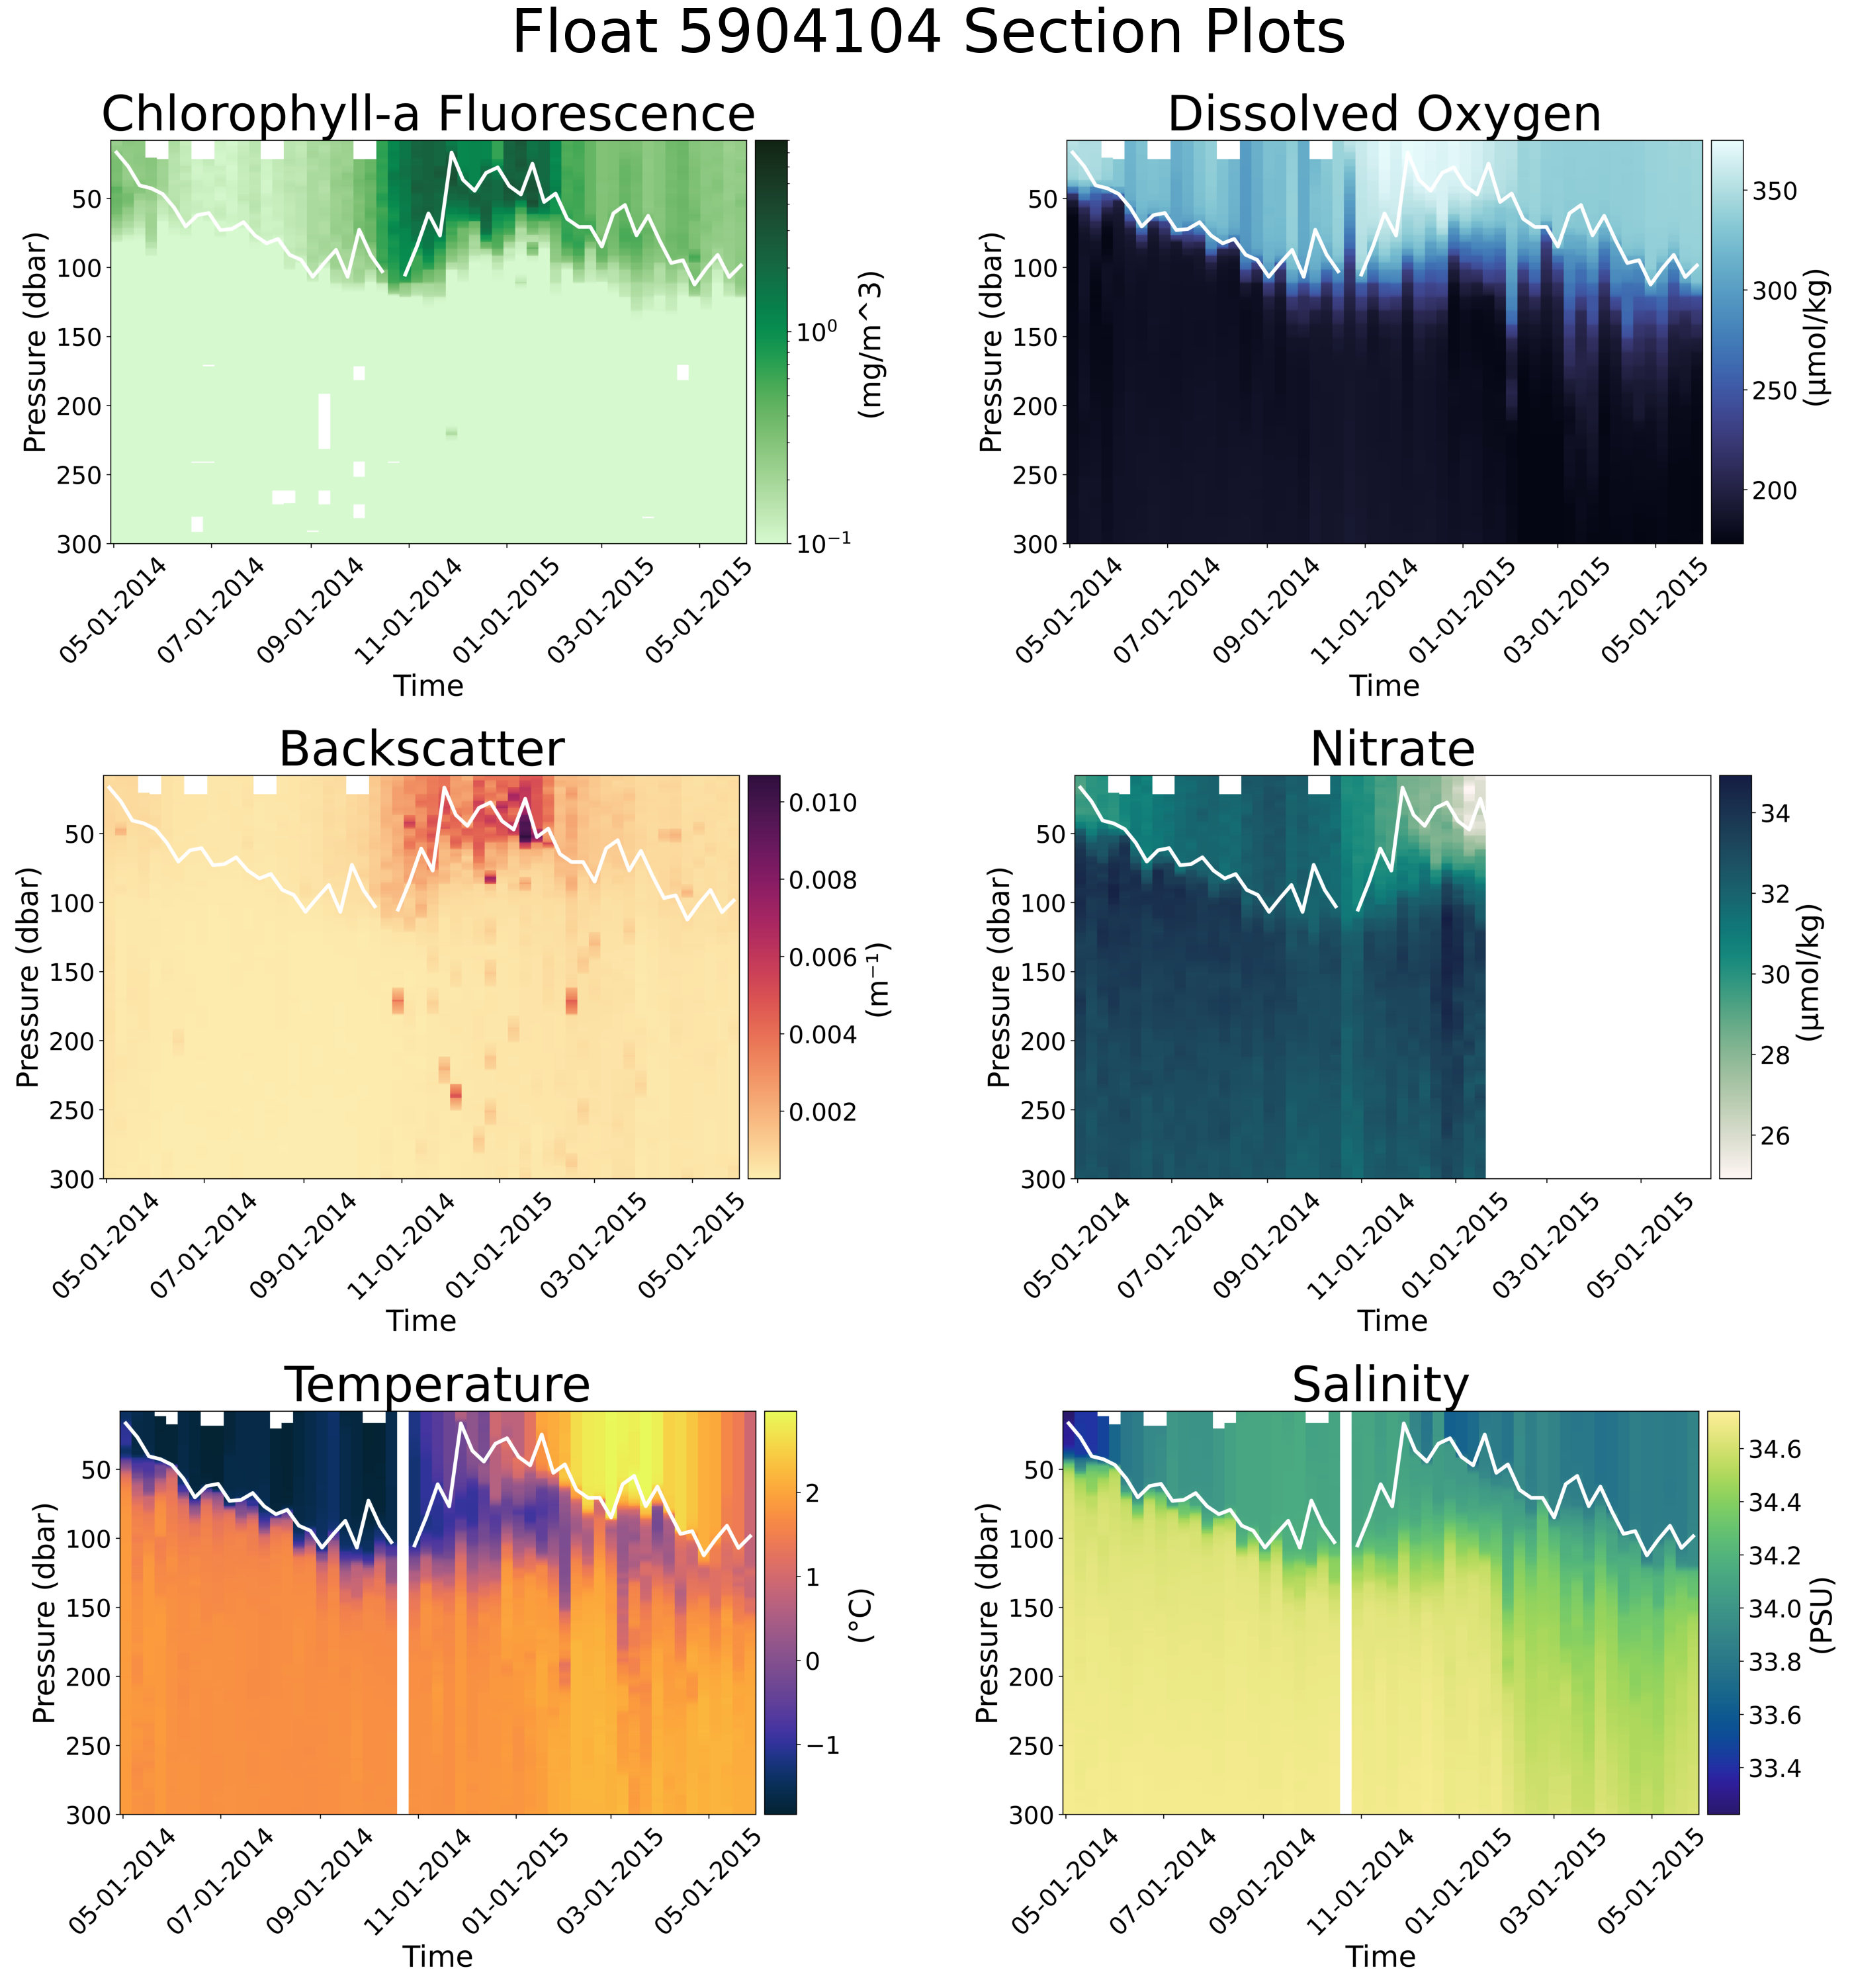
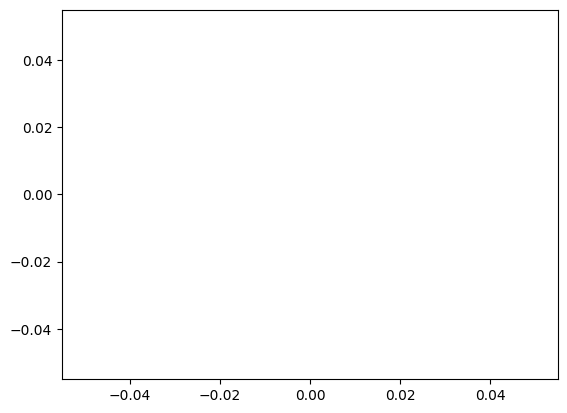
The notebook cell's code change between the first figure and the second:
--- before
+++ after
@@ -1,5 +1,7 @@
 # Define paths to your 6 saved figures
 # nitrate adjusted ---------------------
-image_paths = ['/Users/lilah/Documents/IBIS_Project/Figures/float_section_CHLA_ADJUSTED_2014-15.png', '/Users/lilah/Documents/IBIS_Project/Figures/float_section_DOXY_ADJUSTED_2014-15.png', '/Users/lilah/Documents/IBIS_Project/Figures/float_section_BBP700_ADJUSTED_2014-15.png', '/Users/lilah/Documents/IBIS_Project/Figures/float_section_NITRATE_ADJUSTED_2014-15.png', '/Users/lilah/Documents/IBIS_Project/Figures/float_section_TEMP_ADJUSTED_2014-15.png', '/Users/lilah/Documents/IBIS_Project/Figures/float_section_PSAL_ADJUSTED_2014-15.png']
+# image_paths = ['/Users/lilah/Documents/IBIS_Project/Figures/float_section_CHLA_ADJUSTED_2014-15.png', '/Users/lilah/Documents/IBIS_Project/Figures/float_section_DOXY_ADJUSTED_2014-15.png', '/Users/lilah/Documents/IBIS_Project/Figures/float_section_BBP700_ADJUSTED_2014-15.png', '/Users/lilah/Documents/IBIS_Project/Figures/float_section_NITRATE_ADJUSTED_2014-15.png', '/Users/lilah/Documents/IBIS_Project/Figures/float_section_TEMP_ADJUSTED_2014-15.png', '/Users/lilah/Documents/IBIS_Project/Figures/float_section_PSAL_ADJUSTED_2014-15.png']
+
+image_paths = ['/Users/lilah/Documents/IBIS_Project/Figures/float_section_BBP700_ADJUSTED_2014-15.png', '/Users/lilah/Documents/IBIS_Project/Figures/float_section_NITRATE_ADJUSTED_2014-15.png', '/Users/lilah/Documents/IBIS_Project/Figures/float_section_TEMP_ADJUSTED_2014-15.png', '/Users/lilah/Documents/IBIS_Project/Figures/float_section_PSAL_ADJUSTED_2014-15.png']
 
 # nitrate not adjusted -----------------
@@ -7,5 +9,5 @@
 
 # Create a 3x2 grid
-fig, axes = plt.subplots(3, 2, figsize=(30, 30))
+fig, axes = plt.plot()
 
 # Flatten axes for easy iteration
@@ -23,5 +25,5 @@
 plt.show()
 
-fig.savefig(f'/Users/lilah/Documents/IBIS_Project/Figures/float_sections_all_nitrate_2014-15.svg',dpi=300, bbox_inches='tight') #uncomment for lilah
+# fig.savefig(f'/Users/lilah/Documents/IBIS_Project/Figures/float_sections_all_nitrate_2014-15.svg',dpi=300, transparent=True, bbox_inches='tight') #uncomment for lilah
 # fig.savefig(f'/Users/lilah/Documents/IBIS_Project/Figures/float_sections_all_nitrate_adj_2014-15.pdf', dpi=300, bbox_inches='tight') #uncomment for lilah
 # fig.savefig(f'/Users/steviewalker/Documents/IBIS_Project/Figures/float_trajectories_{season}.png') #uncomment for stevie

Commit: [5/8]